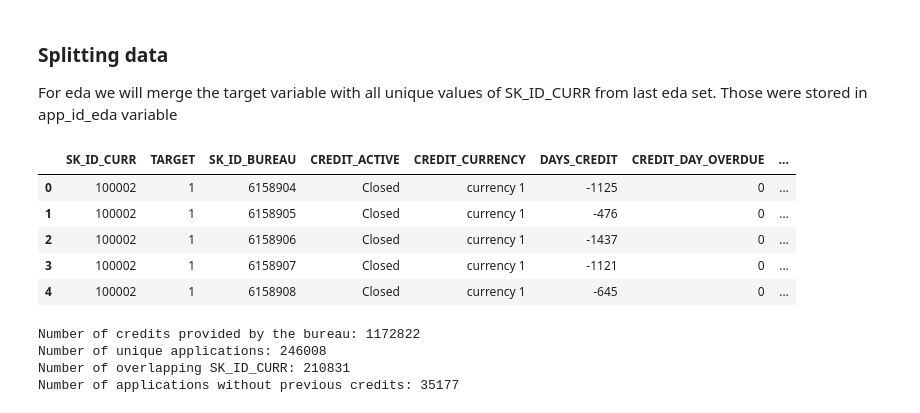
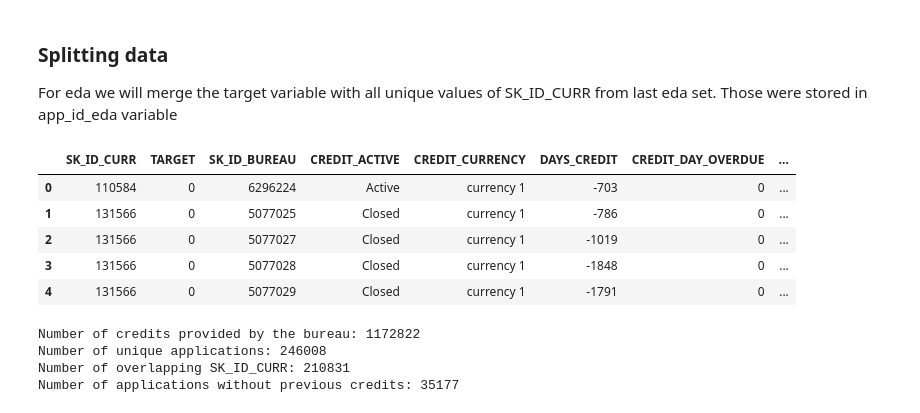
Before and after one commit to malgorzatakolka/HomeCreditDefaultRisk, a Jupyter notebook: EDA_HOME_CREDIT_DATA.ipynb, the cells around one changed output. Cells and saved outputs as stored; diff of their text form; code cells hidden in the pictures.

```diff
--- a/EDA_HOME_CREDIT_DATA.ipynb
+++ b/EDA_HOME_CREDIT_DATA.ipynb
@@ -508,9 +540,6 @@ df_eda = pd.merge(X_train, y_train, left_index=True, right_index=True)
 
 # Getting unique values of application identification number for analysis with other tables
 app_id_eda = df_eda['SK_ID_CURR'].unique()
-# %%
-# Dropping sk_id_curr
-df_eda = df_eda.drop('SK_ID_CURR', axis=1)
 # %%
 del df
 # %%
@@ -863,15 +900,15 @@ None
 For eda we will merge the target variable with all unique values of SK_ID_CURR from last eda set. Those were stored in app_id_eda variable
 # %%
 # Merging bureau table with target variable and extracting data for analysis
-bureau_eda = df[['SK_ID_CURR', 'TARGET']].loc[df['SK_ID_CURR'].isin(app_id_eda)].merge(bureau, on='SK_ID_CURR', how='inner')
+bureau_eda = df_eda[['SK_ID_CURR', 'TARGET']].loc[df_eda['SK_ID_CURR'].isin(app_id_eda)].merge(bureau, on='SK_ID_CURR', how='inner')
 bureau_eda.head()
 # %% [output]
 |  | SK_ID_CURR | TARGET | SK_ID_BUREAU | CREDIT_ACTIVE | CREDIT_CURRENCY | DAYS_CREDIT | CREDIT_DAY_OVERDUE | ... |
-| 0 | 100002 | 1 | 6158904 | Closed | currency 1 | -1125 | 0 | ... |
-| 1 | 100002 | 1 | 6158905 | Closed | currency 1 | -476 | 0 | ... |
-| 2 | 100002 | 1 | 6158906 | Closed | currency 1 | -1437 | 0 | ... |
-| 3 | 100002 | 1 | 6158907 | Closed | currency 1 | -1121 | 0 | ... |
-| 4 | 100002 | 1 | 6158908 | Closed | currency 1 | -645 | 0 | ... |
+| 0 | 110584 | 0 | 6296224 | Active | currency 1 | -703 | 0 | ... |
+| 1 | 131566 | 0 | 5077025 | Closed | currency 1 | -786 | 0 | ... |
+| 2 | 131566 | 0 | 5077027 | Closed | currency 1 | -1019 | 0 | ... |
+| 3 | 131566 | 0 | 5077028 | Closed | currency 1 | -1848 | 0 | ... |
+| 4 | 131566 | 0 | 5077029 | Closed | currency 1 | -1791 | 0 | ... |
 # %%
 print(f'Number of credits provided by the bureau: {bureau_eda.shape[0]}')
 print(f'Number of unique applications: {len(app_id_eda)}')
```
Also changed, not shown: parts of 96 cells of this notebook, 1 other file.
